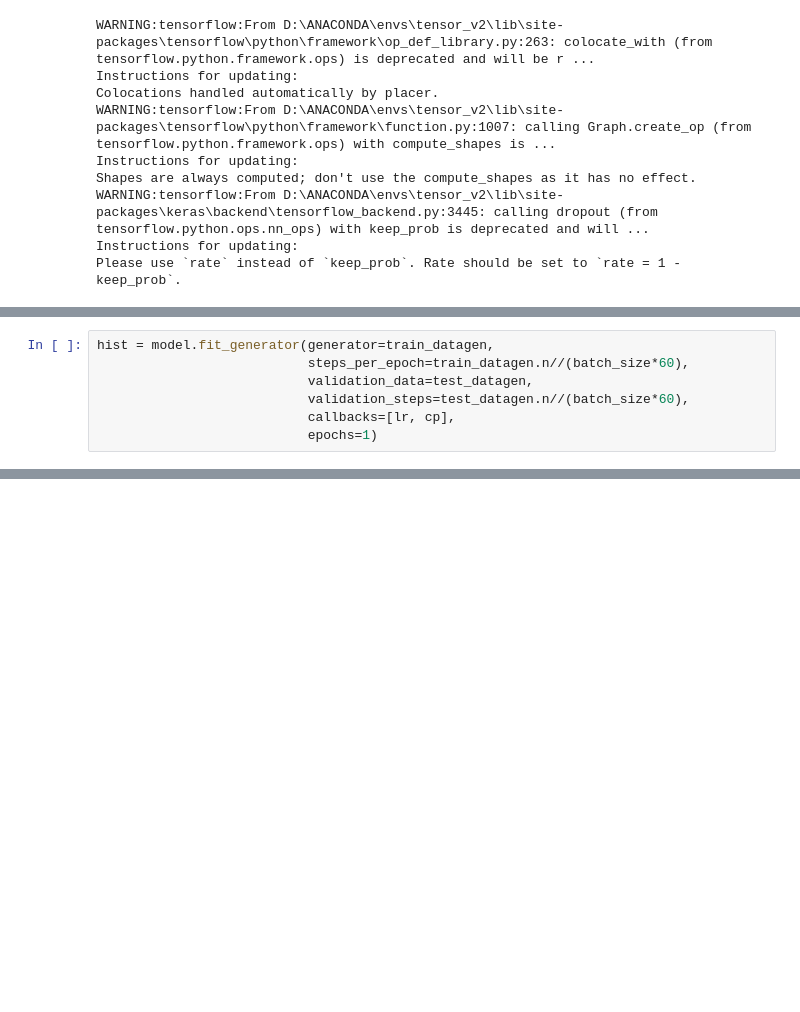
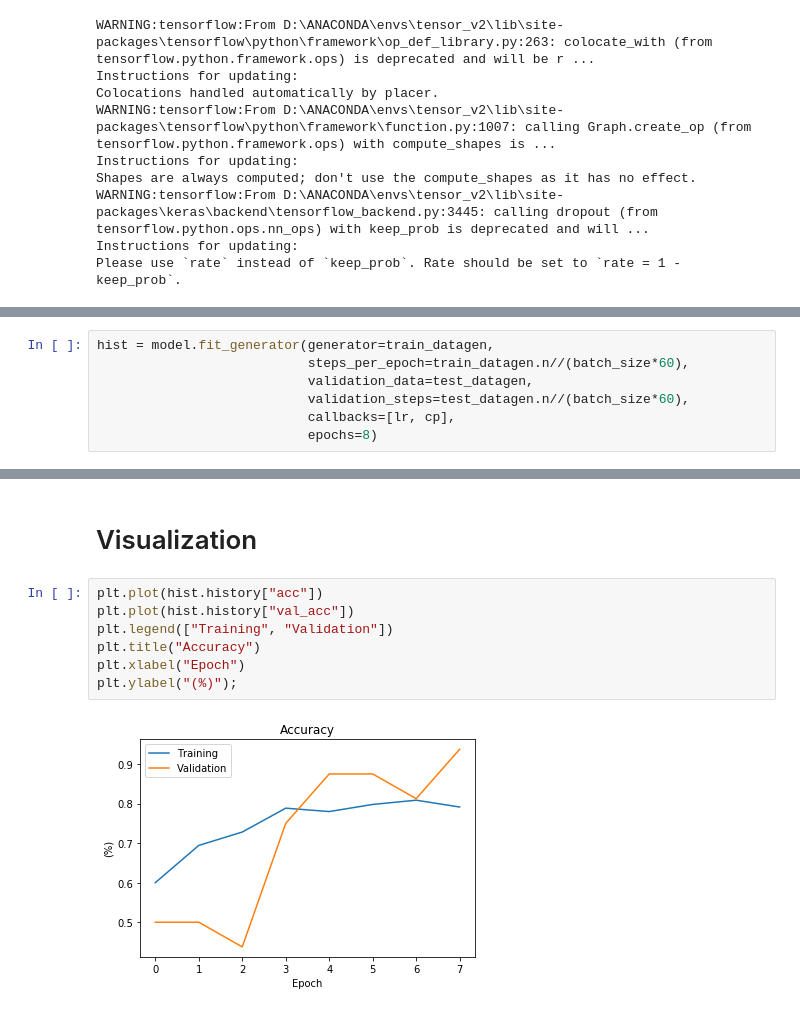
Before and after one commit to ierolsen/Diagnosis-with-Optical-Coherence-Tomography, a Jupyter notebook: Diagnosis-with-Optical-Coherence-Tomography.ipynb, the cells around one changed output, grey strips where cells are left out. Cells and saved outputs as stored; diff of their text form; blank space fills up the shorter version.

Commit message:
train model

```diff
--- a/Diagnosis-with-Optical-Coherence-Tomography.ipynb
+++ b/Diagnosis-with-Optical-Coherence-Tomography.ipynb
@@ -118,7 +120,7 @@ hist = model.fit_generator(generator=train_datagen,
                            validation_data=test_datagen,
                            validation_steps=test_datagen.n//(batch_size*60),
                            callbacks=[lr, cp],
-                           epochs=1)
+                           epochs=8)
 # %% [output]
 WARNING:tensorflow:From D:\ANACONDA\envs\tensor_v2\lib\site-packages\tensorflow\python\ops\math_ops.py:3066: to_int32 (from tensorflow.python.ops.math_ops) is deprecated and will be removed in a futur ...
 Instructions for updating:
@@ -127,0 +142,11 @@ Epoch 1/1
+# %% [markdown]
+# Visualization
+# %%
+plt.plot(hist.history["acc"])
+plt.plot(hist.history["val_acc"])
+plt.legend(["Training", "Validation"])
+plt.title("Accuracy")
+plt.xlabel("Epoch")
+plt.ylabel("(%)");
+# %% [output]
+[figure, added]
```
Also changed, not shown: parts of 24 cells of this notebook.
